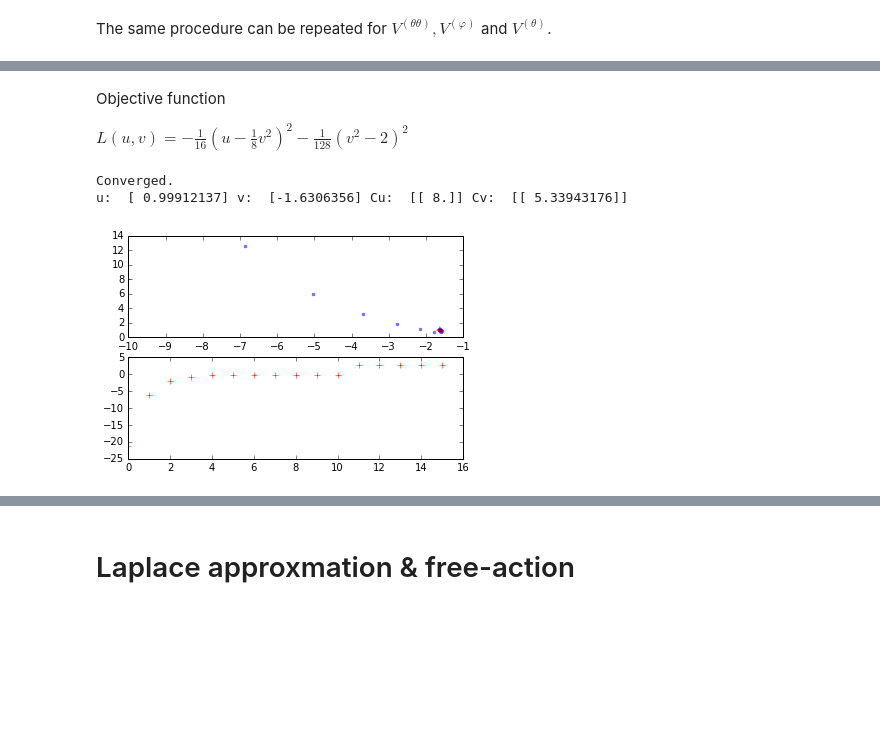
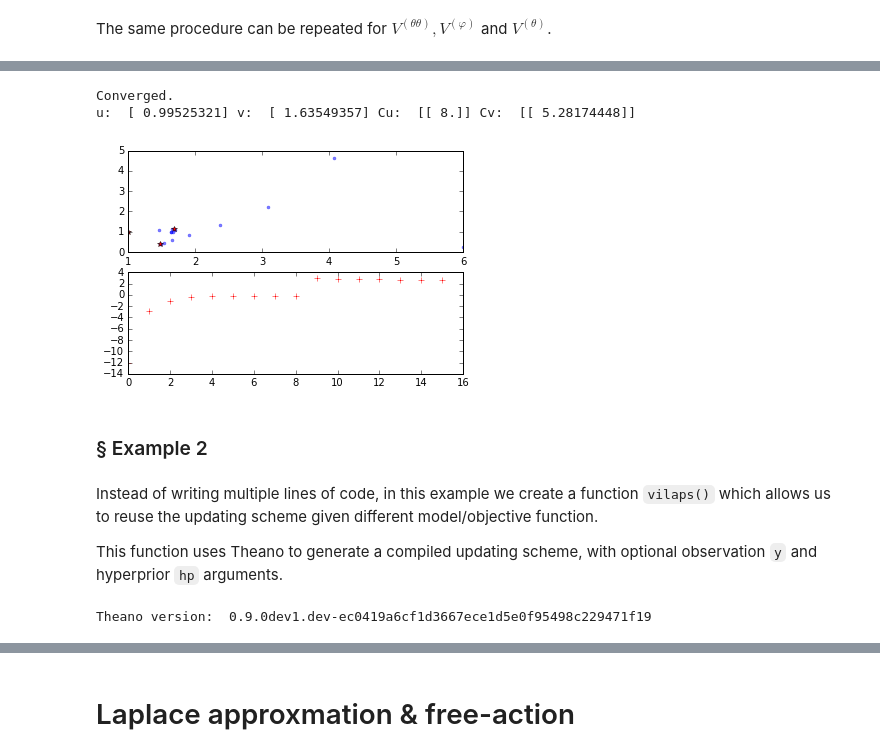
Before and after one commit to arayabrain/demtutorial, a Jupyter notebook: laplace approximation.ipynb, the cells around one changed output, grey strips where cells are left out. Cells and saved outputs as stored; diff of their text form; code cells hidden in the pictures; blank space fills up the shorter version.

Commit message:
update examples, toc

```diff
--- a/laplace approximation.ipynb
+++ b/laplace approximation.ipynb
@@ -314,11 +340,5 @@ Su, Sv = T.matrices(2)
 
 L = (-c0[0] * (u - c0[1] * v ** 2) ** 2 - c0[2] * (v ** 2 - 2) ** 2)[0]
-# %% [markdown]
-Objective function
-
-$
-L(u, v) = -\frac{1}{16} (u - \frac{1}{8}v^2)^2 - \frac{1}{128} (v^2 - 2)^2
-$
 # %%
 fSu, fSv = Su.flatten(1), Sv.flatten(1)
 
@@ -364,36 +384,53 @@ elb = theano.function([u, v, Su, Sv], F, allow_input_downcast=True)
 # %%
 tu, tv = 1., 1.  # delta_u, delta_v
 
-u0, v0, Su0, Sv0 = np.array([8.]), np.array([-10.]), np.array([[1.]]), np.array([[1.]])
+u0, v0, Su0, Sv0 = np.array([1.]), np.array([1.]), np.array([[1.]]), np.array([[1.]])
 tCu, tCv = Su0, Sv0
 tol = 0.001
 # %%
 plt.figure()
 plt.hold(True)
 
 step = 0
 for maxM in range(256):
     plt.subplot(211)
-    plt.plot(v0, u0, 'r+', alpha=1)
+    plt.plot(v0, u0, 'r*', alpha=1)
     for maxN in range(256):
-        tu, tv, tCu, tCv = update(u0, v0, tCu, tCv)
+        tu, tv, tCu, tCv = update(u0, v0, Su0, Sv0)
         u0 += tu
         v0 += tv
 
         plt.subplot(211)
         plt.plot(v0, u0, 'b.', alpha=.5);
         plt.subplot(212)
         plt.plot(step, elb(u0, v0, Su0, Sv0), 'r+');
         display.display(plt.gcf())
         display.clear_output(wait=True)
         time.sleep(0.)
         step += 1
         if (tu ** 2) < tol and (tv ** 2) < tol: break
     if np.sum((Su0 - tCu) ** 2) < tol and np.sum((Sv0 - tCv) ** 2) < tol: break
     Su0, Sv0 = tCu, tCv
 print("Converged.")
 print("u: ", u0, "v: ", v0, "Cu: ", Su0, "Cv: ", Sv0)
 # %% [output]
 Converged.
-u:  [ 0.99912137] v:  [-1.6306356] Cu:  [[ 8.]] Cv:  [[ 5.33943176]]
+u:  [ 0.99525321] v:  [ 1.63549357] Cu:  [[ 8.]] Cv:  [[ 5.28174448]]
-[figure, old version]
+[figure, new version]
+# %% [markdown]
+<a id="example2"></a>
+### § Example 2
+# %% [markdown]
+Instead of writing multiple lines of code, in this example we create a function `vilaps()` which allows us to reuse the updating scheme given different model/objective function.
+
+This function uses Theano to generate a compiled updating scheme, with optional observation `y` and hyperprior `hp` arguments.
+# %%
+import scipy.stats as stat
+import numpy as np
+import theano
+import functools
+import theano.tensor as T
+
+print("Theano version: ", theano.__version__)
+# %% [output]
+Theano version:  0.9.0dev1.dev-ec0419a6cf1d3667ece1d5e0f95498c229471f19
```
Also changed, not shown: parts of 38 cells of this notebook.
